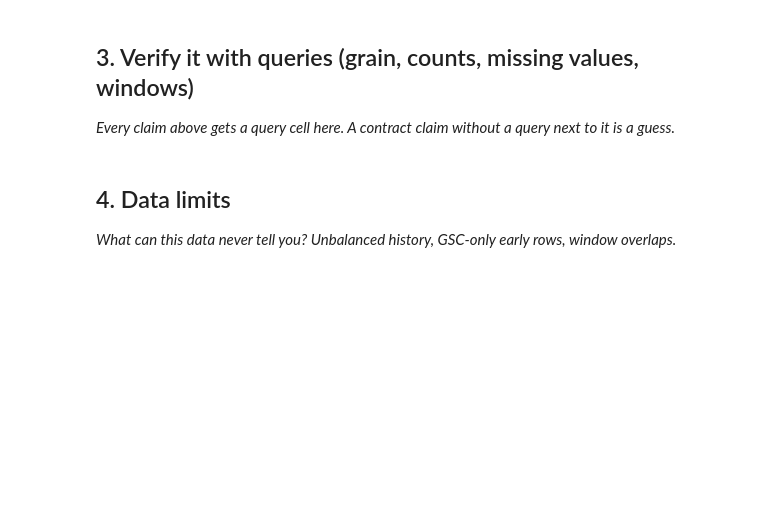
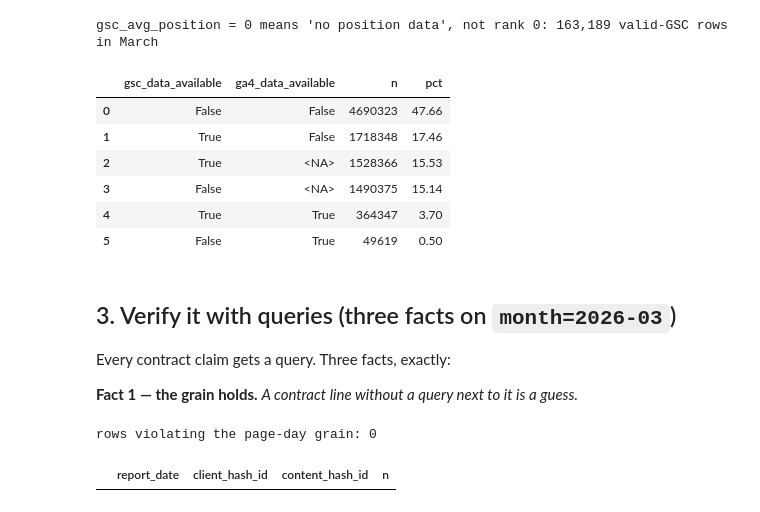
Before and after one commit to ROHIT-25607/FLYRANK-INTERN, a Jupyter notebook: work/notebooks/w03_data_contract.ipynb, the cells around one changed output. Drawn from its saved outputs; the diff is of its cells as text; code cells hidden in the pictures; blank space fills up the shorter version.

Commit message:
Fill w03 data contract notebook (warehouse, 3 facts, 5 features, leak trap)

```diff
--- a/work/notebooks/w03_data_contract.ipynb
+++ b/work/notebooks/w03_data_contract.ipynb
@@ -22,0 +29,26 @@ This skeleton is yours to fill. Work the sections **in order** — each one has
+# %%
+import os, getpass
+import duckdb, pandas as pd
+import numpy as np
+
+pd.set_option("display.max_columns", 15)
+pd.set_option("display.width", 140)
+
+HF_TOKEN = os.environ.get("HF_TOKEN")
+if not HF_TOKEN:
+    try:
+        from google.colab import userdata
+        HF_TOKEN = userdata.get("HF_TOKEN")
+    except Exception:
+        pass
+HF_TOKEN = HF_TOKEN or getpass.getpass("Paste your Hugging Face READ token (hf_...): ")
+
+con = duckdb.connect()
+con.execute(f"CREATE OR REPLACE SECRET hf (TYPE huggingface, TOKEN '{HF_TOKEN}')")
+con.execute("SET http_timeout = 900")
+
+REL = "hf://datasets/FlyRank/internship-warehouse"
+SRC_MAR = f"{REL}/fact_content_daily_performance/month=2026-03/data_0.parquet"
+SRC_APR = f"{REL}/fact_content_daily_performance/month=2026-04/data_0.parquet"
+SRC = lambda t: f"read_parquet('{REL}/{t}.parquet')"
+print("connected to", REL)
@@ -23,4 +127,30 @@ This skeleton is yours to fill. Work the sections **in order** — each one has
+# %%
+# Missingness follows the flags. GA4 is nearly empty; gsc_data_available here is TRUE/FALSE,
+# while ga4_data_available is three-valued (TRUE / FALSE / <NA>) -> must filter with IS TRUE.
+gsc_pos_zero = con.sql(
+    "SELECT COUNT(*) FROM fact_march WHERE gsc_data_available IS TRUE AND gsc_avg_position = 0"
+).fetchone()[0]
+print(f"gsc_avg_position = 0 means 'no position data', not rank 0: {gsc_pos_zero:,} valid-GSC rows in March")
+
+flag_counts = con.sql("""
+    SELECT gsc_data_available, ga4_data_available, COUNT(*) AS n,
+           ROUND(100.0 * COUNT(*) / (SELECT COUNT(*) FROM fact_march), 2) AS pct
+    FROM fact_march
+    GROUP BY 1, 2 ORDER BY 3 DESC
+""").df()
+flag_counts
+# %% [output]
+gsc_avg_position = 0 means 'no position data', not rank 0: 163,189 valid-GSC rows in March
+|  | gsc_data_available | ga4_data_available | n | pct |
+| 0 | False | False | 4690323 | 47.66 |
+| 1 | True | False | 1718348 | 17.46 |
+| 2 | True | <NA> | 1528366 | 15.53 |
+| 3 | False | <NA> | 1490375 | 15.14 |
+| 4 | True | True | 364347 | 3.70 |
+| 5 | False | True | 49619 | 0.50 |
 # %% [markdown]
-## 3. Verify it with queries (grain, counts, missing values, windows)
+## 3. Verify it with queries (three facts on `month=2026-03`)
 
-*Every claim above gets a query cell here. A contract claim without a query next to it is a guess.*
+Every contract claim gets a query. Three facts, exactly:
+
+**Fact 1 — the grain holds.** *A contract line without a query next to it is a guess.*
@@ -30,4 +156,0 @@ This skeleton is yours to fill. Work the sections **in order** — each one has
-# %% [markdown]
-## 4. Data limits
-
-*What can this data never tell you? Unbalanced history, GSC-only early rows, window overlaps.*
@@ -36,0 +157,14 @@ This skeleton is yours to fill. Work the sections **in order** — each one has
+# %%
+# FACT 1: grain — one row really is one page-day. Zero grouped rows with COUNT > 1 proves it.
+grain = con.sql("""
+    SELECT report_date, client_hash_id, content_hash_id, COUNT(*) AS n
+    FROM fact_march
+    GROUP BY 1, 2, 3
+    HAVING COUNT(*) > 1
+    LIMIT 5
+""").df()
+print("rows violating the page-day grain:", len(grain))
+grain
+# %% [output]
+rows violating the page-day grain: 0
+|  | report_date | client_hash_id | content_hash_id | n |
```
Also changed, not shown: parts of 27 cells of this notebook.
